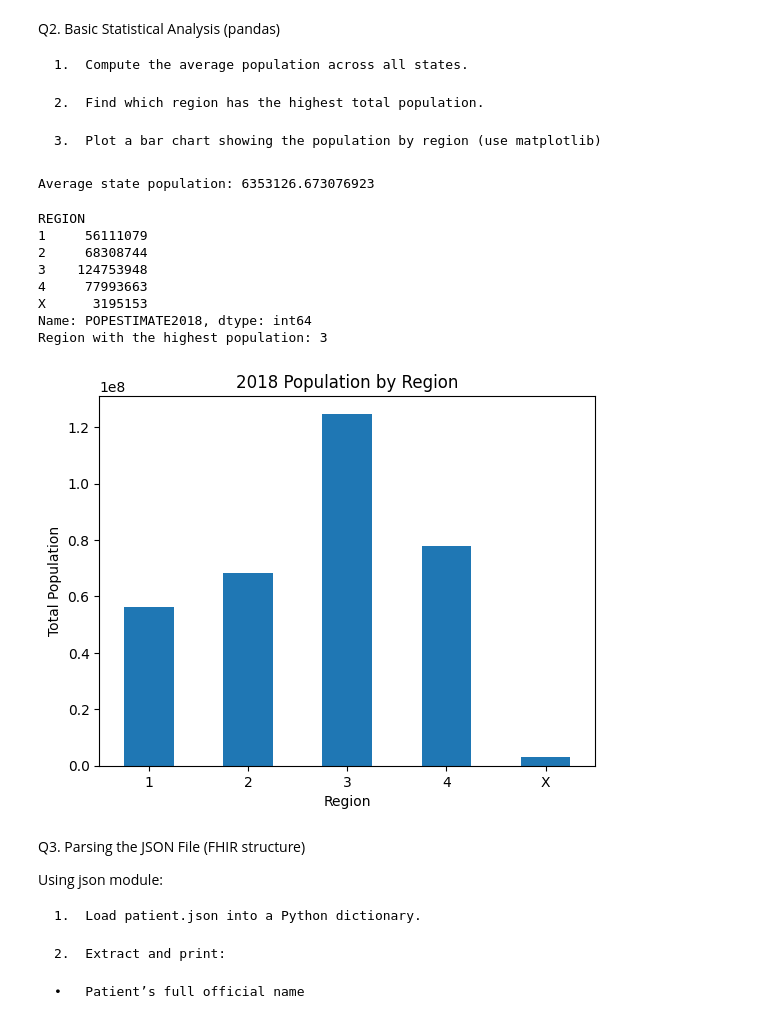
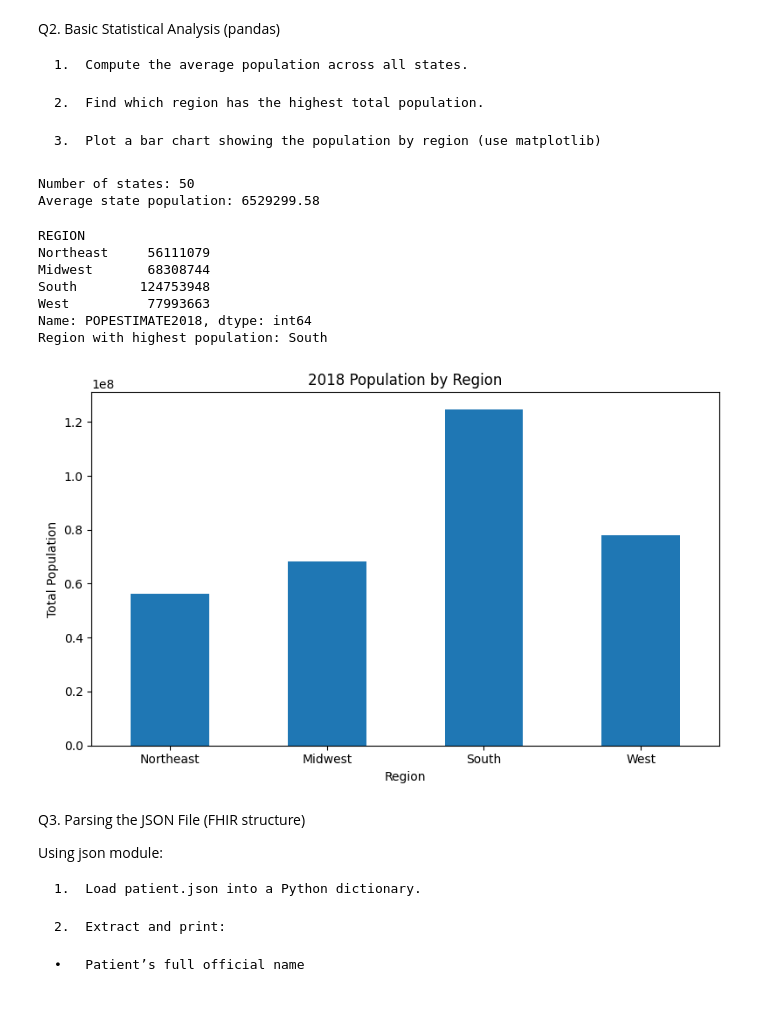
Before and after one commit to AbigailWolfmeyer/ores5160-2026, a Jupyter notebook: week11/week11_Assignment.ipynb, the cells around one changed output. Cells and saved outputs as stored; diff of their text form; code cells hidden in the pictures.

```diff
--- a/week11/week11_Assignment.ipynb
+++ b/week11/week11_Assignment.ipynb
@@ -83,42 +83,60 @@ Q2. Basic Statistical Analysis (pandas)
 # %%
 # 2.1
 
+# Include only the 50 states
+states = df[
+    (df["SUMLEV"] == 40) &
+    (~df["NAME"].isin(["District of Columbia", "Puerto Rico Commonwealth"]))
+]
+
 average_population = states["POPESTIMATE2018"].mean()
 
+print("Number of states:", len(states))
 print("Average state population:", average_population)
 # %% [output]
-Average state population: 6353126.673076923
+Number of states: 50
+Average state population: 6529299.58
 # %%
 # 2.2
 
-region_population = states.groupby("REGION")["POPESTIMATE2018"].sum()
+regions = df[df["REGION"].isin(["1", "2", "3", "4"])]
+
+region_population = regions.groupby("REGION")["POPESTIMATE2018"].sum()
+
+region_names = {
+    "1": "Northeast",
+    "2": "Midwest",
+    "3": "South",
+    "4": "West"
+}
+
+region_population = region_population.rename(index=region_names)
 
 print(region_population)
-
-print("Region with the highest population:", region_population.idxmax())
+print("Region with highest population:", region_population.idxmax())
 # %% [output]
 REGION
-1     56111079
-2     68308744
-3    124753948
-4     77993663
-X      3195153
+Northeast     56111079
+Midwest       68308744
+South        124753948
+West          77993663
 Name: POPESTIMATE2018, dtype: int64
-Region with the highest population: 3
+Region with highest population: South
 # %%
 # 2.3
 
 import matplotlib.pyplot as plt
 
-region_population.plot(kind="bar")
+region_population.plot(kind="bar", figsize=(8, 5))
 
 plt.title("2018 Population by Region")
 plt.xlabel("Region")
 plt.ylabel("Total Population")
 plt.xticks(rotation=0)
+plt.tight_layout()
 plt.show()
 # %% [output]
-[figure, old version]
+[figure, new version]
 # %% [markdown]
 Q3. Parsing the JSON File (FHIR structure)
 
```
Also changed, not shown: parts of 1 cell of this notebook.
